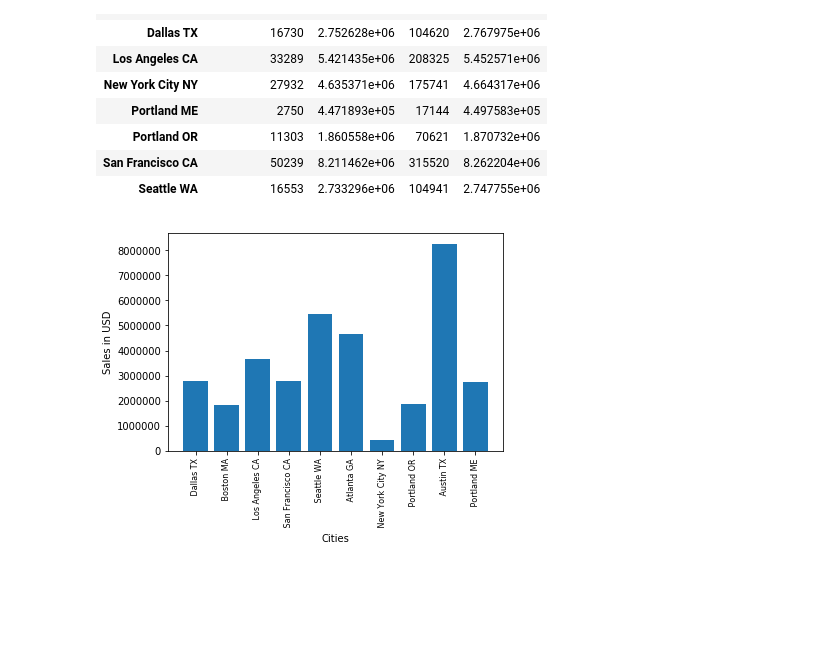
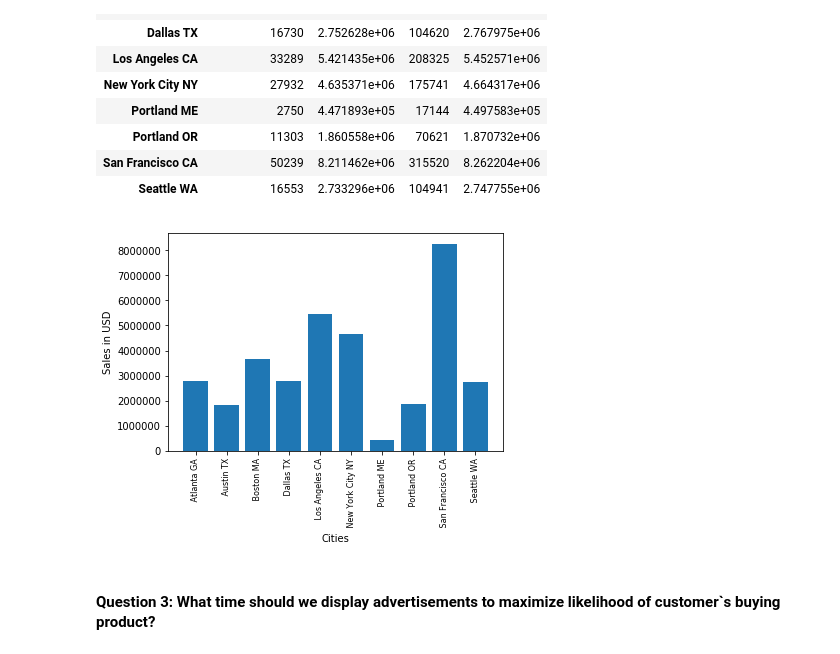
Before and after one commit to JMustang/data_science, a Jupyter notebook: CursoDeDataScience/Pandas-Data-Science-Tasks-master/SalesAnalysis/Analysis.ipynb, the cells around one changed output. Saved outputs shown, nothing was run; the diff lists cells and outputs as text; code cells hidden in the pictures; blank space fills up the shorter version.

Commit message:
Feat: Question 3: What time should we display advertisements to maximize likelihood of customer`s buying product???

```diff
--- a/CursoDeDataScience/Pandas-Data-Science-Tasks-master/SalesAnalysis/Analysis.ipynb
+++ b/CursoDeDataScience/Pandas-Data-Science-Tasks-master/SalesAnalysis/Analysis.ipynb
@@ -129,12 +129,14 @@ results
 | San Francisco CA | 50239 | 8.211462e+06 | 315520 | 8.262204e+06 |
 | Seattle WA | 16553 | 2.733296e+06 | 104941 | 2.747755e+06 |
 # %%
-cities = all_data['Cities'].unique()
+cities = [city for city, df in all_data.groupby('Cities')]
 
 plt.bar(cities,results['Sales'])
 plt.xticks(cities, rotation='vertical', size=8)
 plt.ylabel('Sales in USD')
 plt.xlabel('Cities')
 plt.show()
 # %% [output]
-[figure, old version]
+[figure, new version]
+# %% [markdown]
+#### Question 3: What time should we display advertisements to maximize likelihood of customer`s buying product?
```
Also changed, not shown: parts of 3 cells of this notebook.
